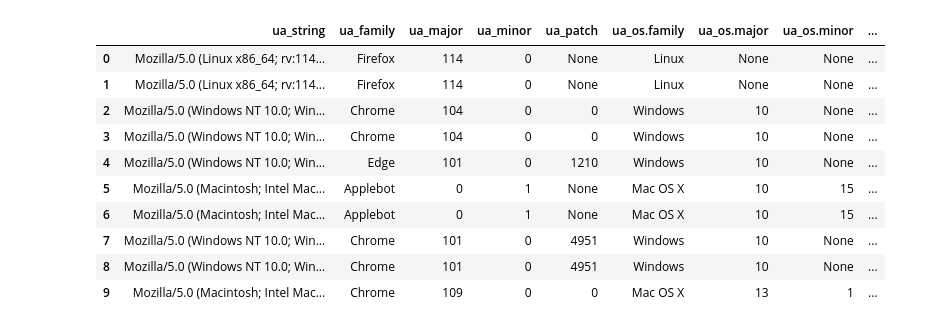
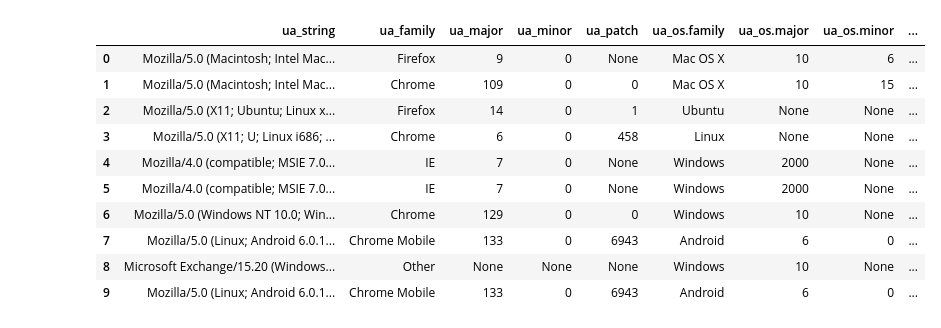
Before and after one commit to p-tech/BDAI-Files, a Jupyter notebook: log_file_analysis.ipynb, the cells around one changed output. Drawn from its saved outputs; the diff is of its cells as text; code cells hidden in the pictures.

```diff
--- a/log_file_analysis.ipynb
+++ b/log_file_analysis.ipynb
@@ -91,3 +63,30 @@ Wall time: 5.91 s
-# %%
-ip_host_dict = dict(zip(host_df['ip_address'], host_df['hostname']))
-logs_df['hostname'] = [ip_host_dict[ip] for ip in logs_df['client']]
+# %%
+# prompt: create a new dataframe from logs_df and remove GET for an image where the URL is pass through, all bots and anything on localhost as the client, POST /wp-cron.php or admin-ajax.php
+
+import pandas as pd
+
+# Assuming logs_df is already defined from the previous code
+
+def process_logs(logs_df):
+    # Create a copy to avoid modifying the original DataFrame
+    processed_logs = logs_df.copy()
+
+    # Conditions for removal
+    conditions = [
+        processed_logs['request'].str.contains(r'^GET .* \.(?:jpg|jpeg|png|gif|bmp|ico)$', regex=True), #images
+        processed_logs['client'].str.contains(r'bot|crawler|spider', case=False, regex=True), # bots
+        processed_logs['client'].str.startswith('127.0.0.1'), # localhost
+        processed_logs['request'].str.contains(r'^POST /wp-cron\.php', regex=True),
+        processed_logs['request'].str.contains(r'^POST /admin-ajax\.php', regex=True),
+        processed_logs['user_agent'].str.contains(r'^WordPress/', regex=True),
+        processed_logs['user_agent'].str.contains(r'^Python/', regex=True)
+      ]
+
+    # Combine all conditions
+    processed_logs = processed_logs[~pd.concat(conditions, axis=1).any(axis=1)]
+
+    return processed_logs
+
+# Apply the function to the logs_df DataFrame
+new_logs_df = process_logs(logs_df)
+new_logs_df
@@ -132,17 +149,17 @@ referer_url_df.head(10)
 # %%
-ua_df = pd.json_normalize([user_agent_parser.Parse(ua) for ua in logs_df['user_agent']])
+ua_df = pd.json_normalize([user_agent_parser.Parse(ua) for ua in new_logs_df['user_agent']])
 ua_df.columns = 'ua_' + ua_df.columns.str.replace('user_agent\.', '', regex=True)
 ua_df.head(10)
 # %% [output]
 |  | ua_string | ua_family | ua_major | ua_minor | ua_patch | ua_os.family | ua_os.major | ua_os.minor | ... |
-| 0 | Mozilla/5.0 (Linux x86_64; rv:114... | Firefox | 114 | 0 | None | Linux | None | None | ... |
-| 1 | Mozilla/5.0 (Linux x86_64; rv:114... | Firefox | 114 | 0 | None | Linux | None | None | ... |
-| 2 | Mozilla/5.0 (Windows NT 10.0; Win... | Chrome | 104 | 0 | 0 | Windows | 10 | None | ... |
-| 3 | Mozilla/5.0 (Windows NT 10.0; Win... | Chrome | 104 | 0 | 0 | Windows | 10 | None | ... |
-| 4 | Mozilla/5.0 (Windows NT 10.0; Win... | Edge | 101 | 0 | 1210 | Windows | 10 | None | ... |
-| 5 | Mozilla/5.0 (Macintosh; Intel Mac... | Applebot | 0 | 1 | None | Mac OS X | 10 | 15 | ... |
-| 6 | Mozilla/5.0 (Macintosh; Intel Mac... | Applebot | 0 | 1 | None | Mac OS X | 10 | 15 | ... |
-| 7 | Mozilla/5.0 (Windows NT 10.0; Win... | Chrome | 101 | 0 | 4951 | Windows | 10 | None | ... |
-| 8 | Mozilla/5.0 (Windows NT 10.0; Win... | Chrome | 101 | 0 | 4951 | Windows | 10 | None | ... |
-| 9 | Mozilla/5.0 (Macintosh; Intel Mac... | Chrome | 109 | 0 | 0 | Mac OS X | 13 | 1 | ... |
+| 0 | Mozilla/5.0 (Macintosh; Intel Mac... | Firefox | 9 | 0 | None | Mac OS X | 10 | 6 | ... |
+| 1 | Mozilla/5.0 (Macintosh; Intel Mac... | Chrome | 109 | 0 | 0 | Mac OS X | 10 | 15 | ... |
+| 2 | Mozilla/5.0 (X11; Ubuntu; Linux x... | Firefox | 14 | 0 | 1 | Ubuntu | None | None | ... |
+| 3 | Mozilla/5.0 (X11; U; Linux i686; ... | Chrome | 6 | 0 | 458 | Linux | None | None | ... |
+| 4 | Mozilla/4.0 (compatible; MSIE 7.0... | IE | 7 | 0 | None | Windows | 2000 | None | ... |
+| 5 | Mozilla/4.0 (compatible; MSIE 7.0... | IE | 7 | 0 | None | Windows | 2000 | None | ... |
+| 6 | Mozilla/5.0 (Windows NT 10.0; Win... | Chrome | 129 | 0 | 0 | Windows | 10 | None | ... |
+| 7 | Mozilla/5.0 (Linux; Android 6.0.1... | Chrome Mobile | 133 | 0 | 6943 | Android | 6 | 0 | ... |
+| 8 | Microsoft Exchange/15.20 (Windows... | Other | None | None | None | Windows | 10 | None | ... |
+| 9 | Mozilla/5.0 (Linux; Android 6.0.1... | Chrome Mobile | 133 | 0 | 6943 | Android | 6 | 0 | ... |
 # %%
```
Also changed, not shown: parts of 11 cells of this notebook.
